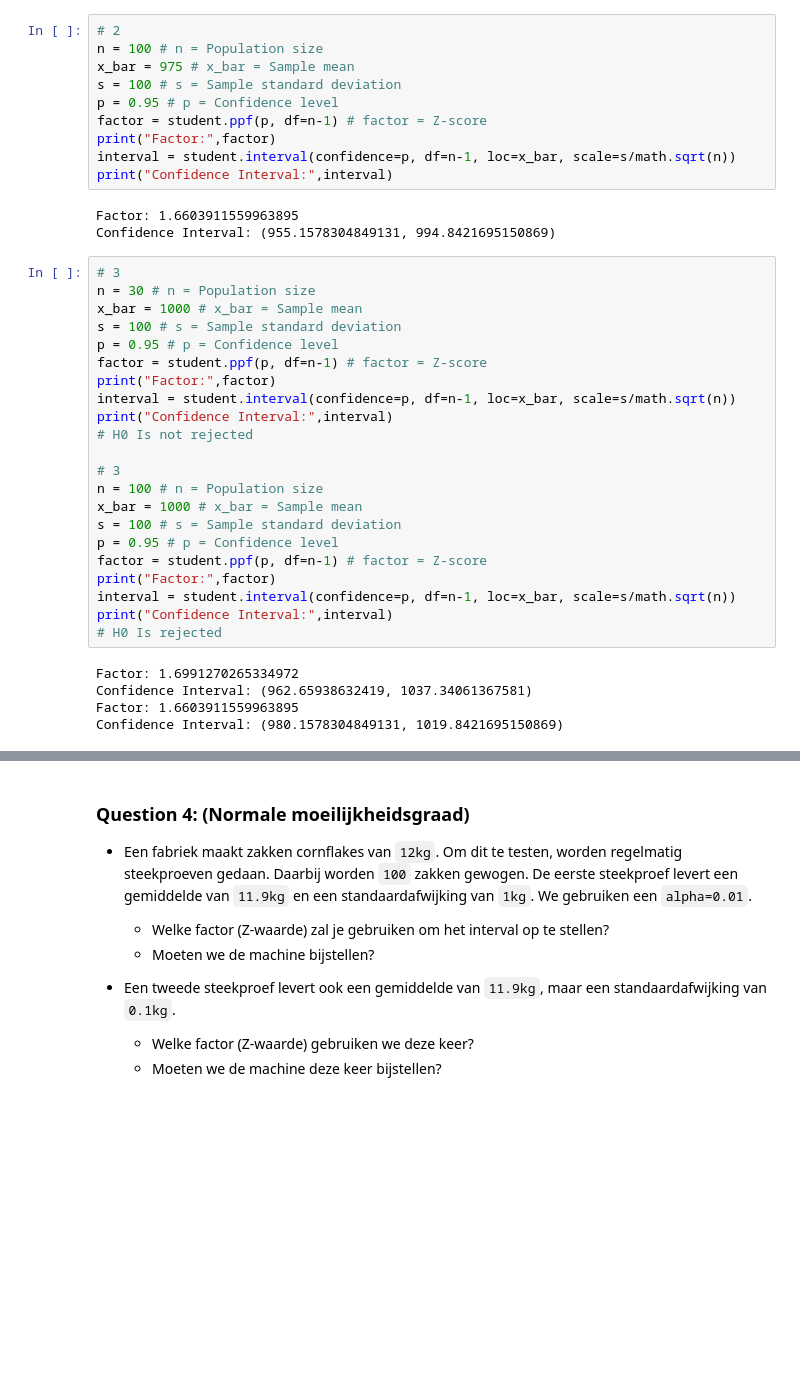
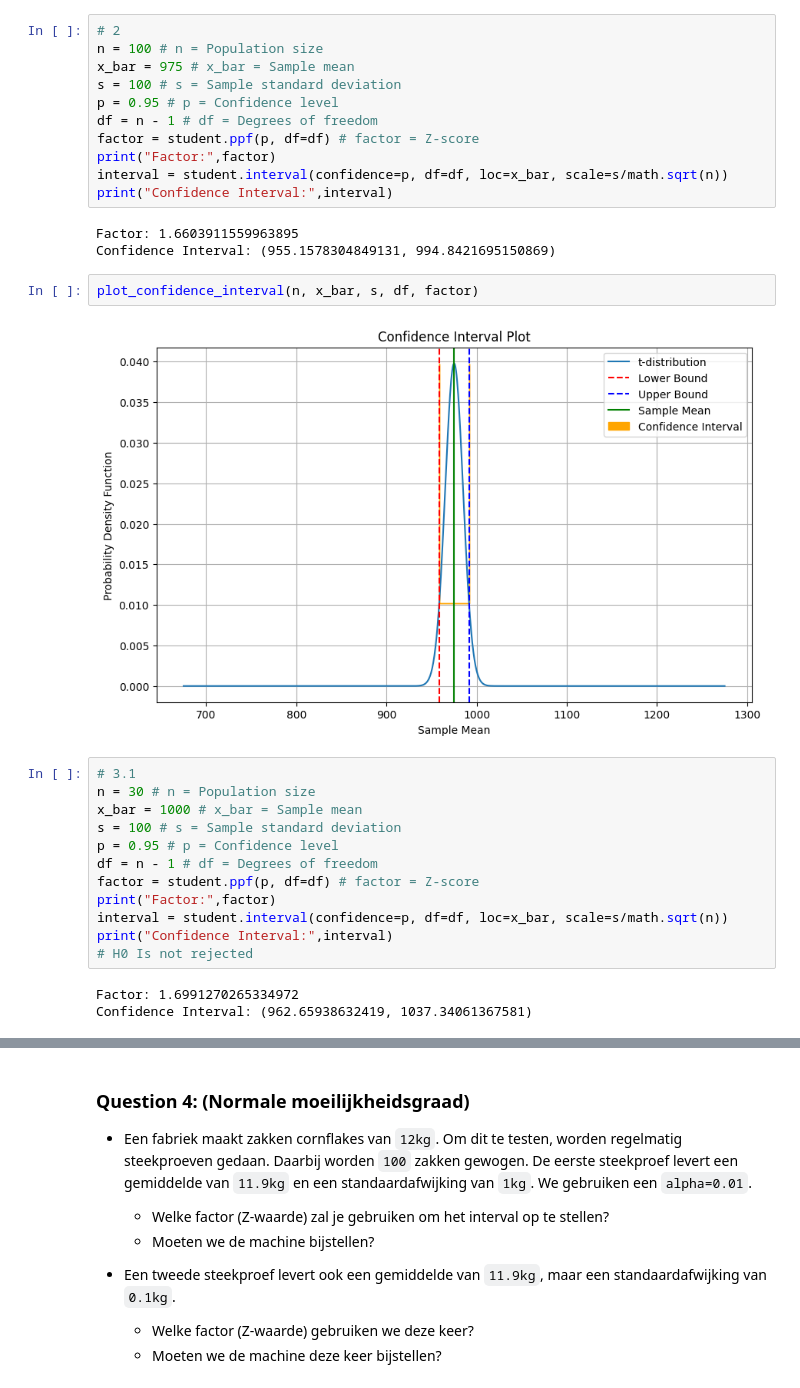
Before and after one commit to EliasDeHondt/DataScience2, a Jupyter notebook: W15P3/Exercises tests part 1.ipynb, the cells around one changed output, grey strips where cells are left out. Saved outputs shown, nothing was run; the diff lists cells and outputs as text; blank space fills up the shorter version.

```diff
--- a/W15P3/Exercises tests part 1.ipynb
+++ b/W15P3/Exercises tests part 1.ipynb
@@ -91,37 +118,30 @@ n = 100 # n = Population size
 x_bar = 975 # x_bar = Sample mean
 s = 100 # s = Sample standard deviation
 p = 0.95 # p = Confidence level
-factor = student.ppf(p, df=n-1) # factor = Z-score
+df = n - 1 # df = Degrees of freedom
+factor = student.ppf(p, df=df) # factor = Z-score
 print("Factor:",factor)
-interval = student.interval(confidence=p, df=n-1, loc=x_bar, scale=s/math.sqrt(n))
+interval = student.interval(confidence=p, df=df, loc=x_bar, scale=s/math.sqrt(n))
 print("Confidence Interval:",interval)
 # %% [output]
 Factor: 1.6603911559963895
 Confidence Interval: (955.1578304849131, 994.8421695150869)
+# %%
+plot_confidence_interval(n, x_bar, s, df, factor)
+# %% [output]
+[figure, added]
 # %%
-# 3
+# 3.1
 n = 30 # n = Population size
 x_bar = 1000 # x_bar = Sample mean
 s = 100 # s = Sample standard deviation
 p = 0.95 # p = Confidence level
-factor = student.ppf(p, df=n-1) # factor = Z-score
+df = n - 1 # df = Degrees of freedom
+factor = student.ppf(p, df=df) # factor = Z-score
 print("Factor:",factor)
-interval = student.interval(confidence=p, df=n-1, loc=x_bar, scale=s/math.sqrt(n))
+interval = student.interval(confidence=p, df=df, loc=x_bar, scale=s/math.sqrt(n))
 print("Confidence Interval:",interval)
 # H0 Is not rejected
-
-# 3
-n = 100 # n = Population size
-x_bar = 1000 # x_bar = Sample mean
-s = 100 # s = Sample standard deviation
-p = 0.95 # p = Confidence level
-factor = student.ppf(p, df=n-1) # factor = Z-score
-print("Factor:",factor)
-interval = student.interval(confidence=p, df=n-1, loc=x_bar, scale=s/math.sqrt(n))
-print("Confidence Interval:",interval)
-# H0 Is rejected
 # %% [output]
 Factor: 1.6991270265334972
 Confidence Interval: (962.65938632419, 1037.34061367581)
-Factor: 1.6603911559963895
-Confidence Interval: (980.1578304849131, 1019.8421695150869)
```
Also changed, not shown: parts of 22 cells of this notebook.
